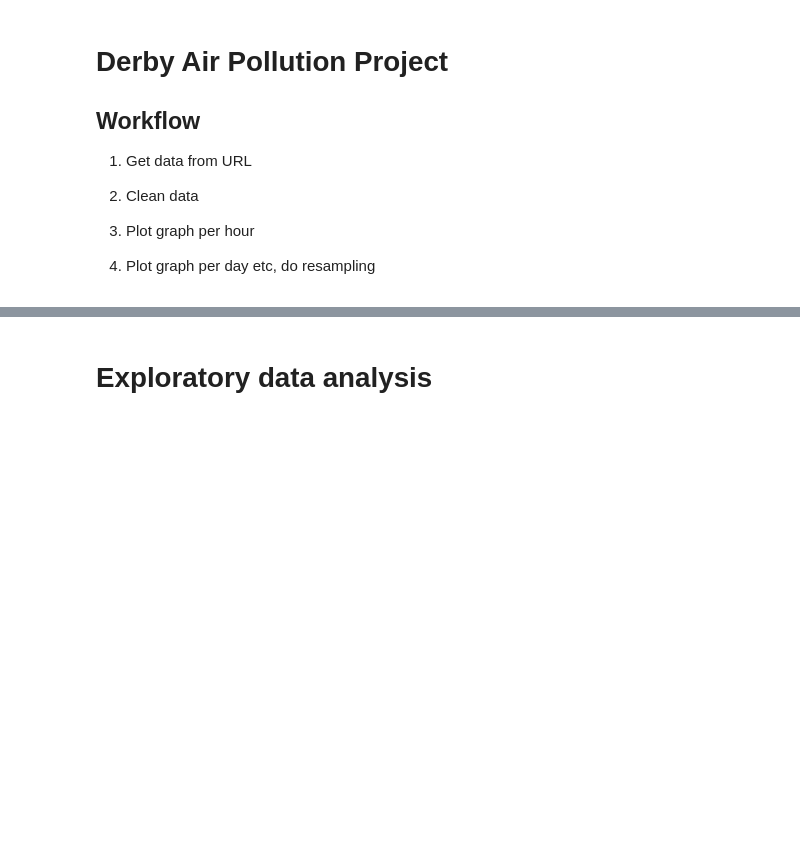
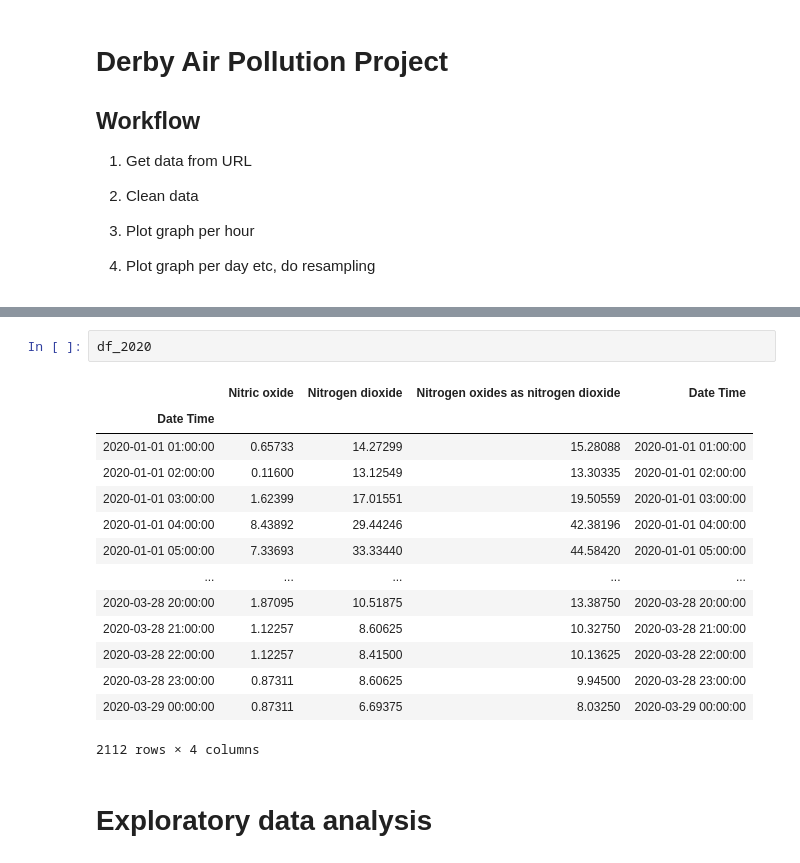
Before and after one commit to productivityboyz/Air-Pollution-Project, a Jupyter notebook: Derby Air Pollution.ipynb, the cells around one changed output, grey strips where cells are left out. Saved outputs shown, nothing was run; the diff lists cells and outputs as text; blank space fills up the shorter version.

```diff
--- a/Derby Air Pollution.ipynb
+++ b/Derby Air Pollution.ipynb
@@ -87,6 +87,23 @@ frames = [df_2017,df_2018,df_2019,df_2020]
 df_all = pd.concat(frames)
 df_all_index = df_all.copy()
 df_all_index.index = df_all_index['Date Time']
+# %%
+df_2020
+# %% [output]
+|  | Nitric oxide | Nitrogen dioxide | Nitrogen oxides as nitrogen dioxide | Date Time |
+| Date Time |  |  |  |  |
+| 2020-01-01 01:00:00 | 0.65733 | 14.27299 | 15.28088 | 2020-01-01 01:00:00 |
+| 2020-01-01 02:00:00 | 0.11600 | 13.12549 | 13.30335 | 2020-01-01 02:00:00 |
+| 2020-01-01 03:00:00 | 1.62399 | 17.01551 | 19.50559 | 2020-01-01 03:00:00 |
+| 2020-01-01 04:00:00 | 8.43892 | 29.44246 | 42.38196 | 2020-01-01 04:00:00 |
+| 2020-01-01 05:00:00 | 7.33693 | 33.33440 | 44.58420 | 2020-01-01 05:00:00 |
+| ... | ... | ... | ... | ... |
+| 2020-03-28 20:00:00 | 1.87095 | 10.51875 | 13.38750 | 2020-03-28 20:00:00 |
+| 2020-03-28 21:00:00 | 1.12257 | 8.60625 | 10.32750 | 2020-03-28 21:00:00 |
+| 2020-03-28 22:00:00 | 1.12257 | 8.41500 | 10.13625 | 2020-03-28 22:00:00 |
+| 2020-03-28 23:00:00 | 0.87311 | 8.60625 | 9.94500 | 2020-03-28 23:00:00 |
+| 2020-03-29 00:00:00 | 0.87311 | 6.69375 | 8.03250 | 2020-03-29 00:00:00 |
+2112 rows × 4 columns
 # %% [markdown]
 # Exploratory data analysis
 # %%
```
Also changed, not shown: parts of 6 cells of this notebook.
